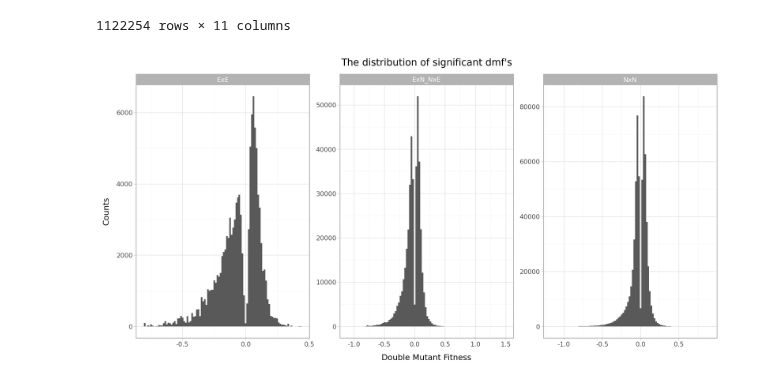
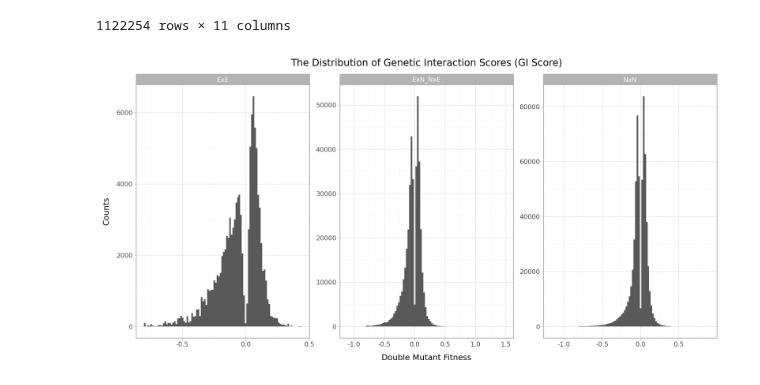
Before and after one commit to egekurt123/yeast_gene_interactions, a Jupyter notebook: data_wrangling/interaction_table.ipynb, the cells around one changed output. Saved outputs shown, nothing was run; the diff lists cells and outputs as text; code cells hidden in the pictures.

```diff
--- a/data_wrangling/interaction_table.ipynb
+++ b/data_wrangling/interaction_table.ipynb
@@ -128,15 +128,15 @@ concat_df
 # %%
 (
     p9.ggplot(concat_df, p9.aes(x="gi_score"))
     + p9.geom_histogram(bins = 100)
     + p9.facet_wrap("genes", scales='free')
     +p9.labs(
         x="Double Mutant Fitness",
         y="Counts",
-        title="The distribution of significant dmf's"
+        title="The Distribution of Genetic Interaction Scores (GI Score)",
     )
     +p9.theme_light()
     +p9.theme(figure_size=(12, 6))
 )
 # %% [output]
-[figure, old version]
+[figure, new version]
```
Also changed, not shown: parts of 4 cells of this notebook.
